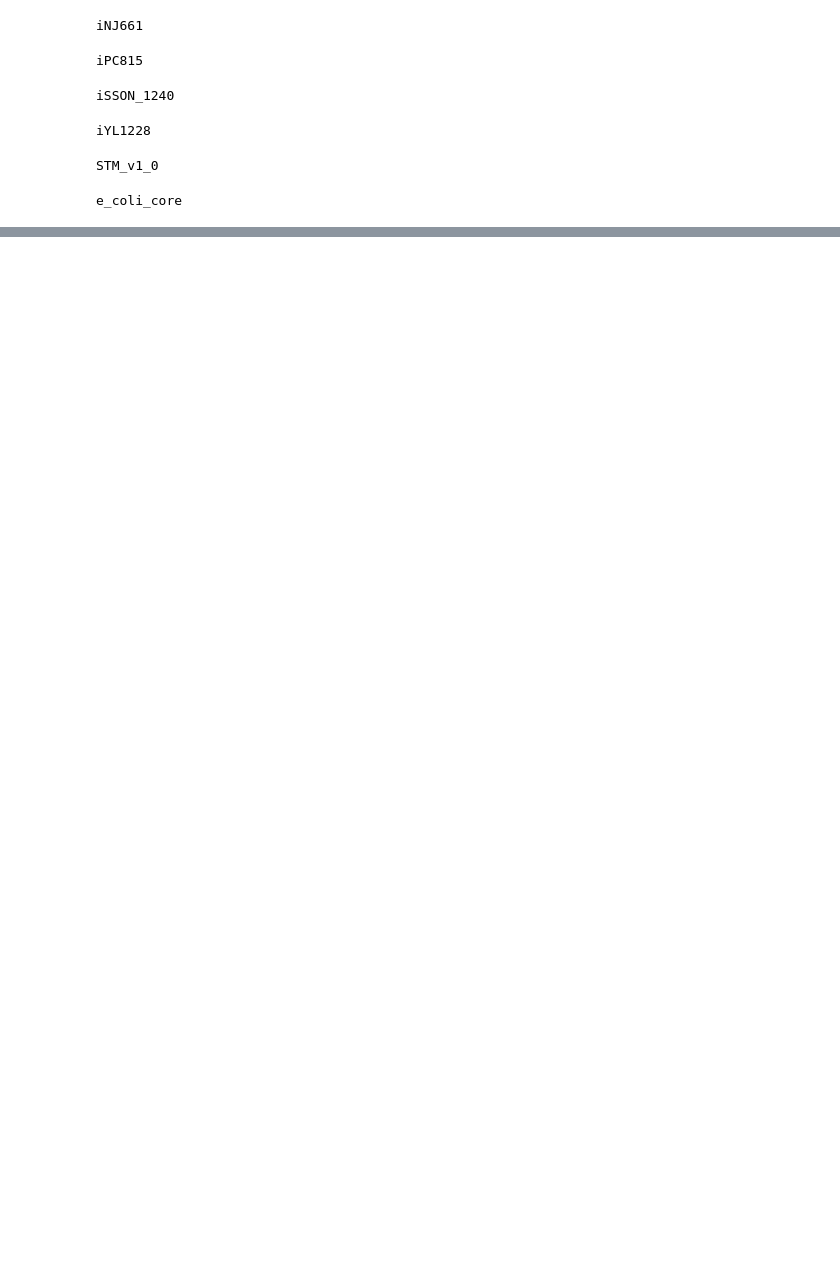
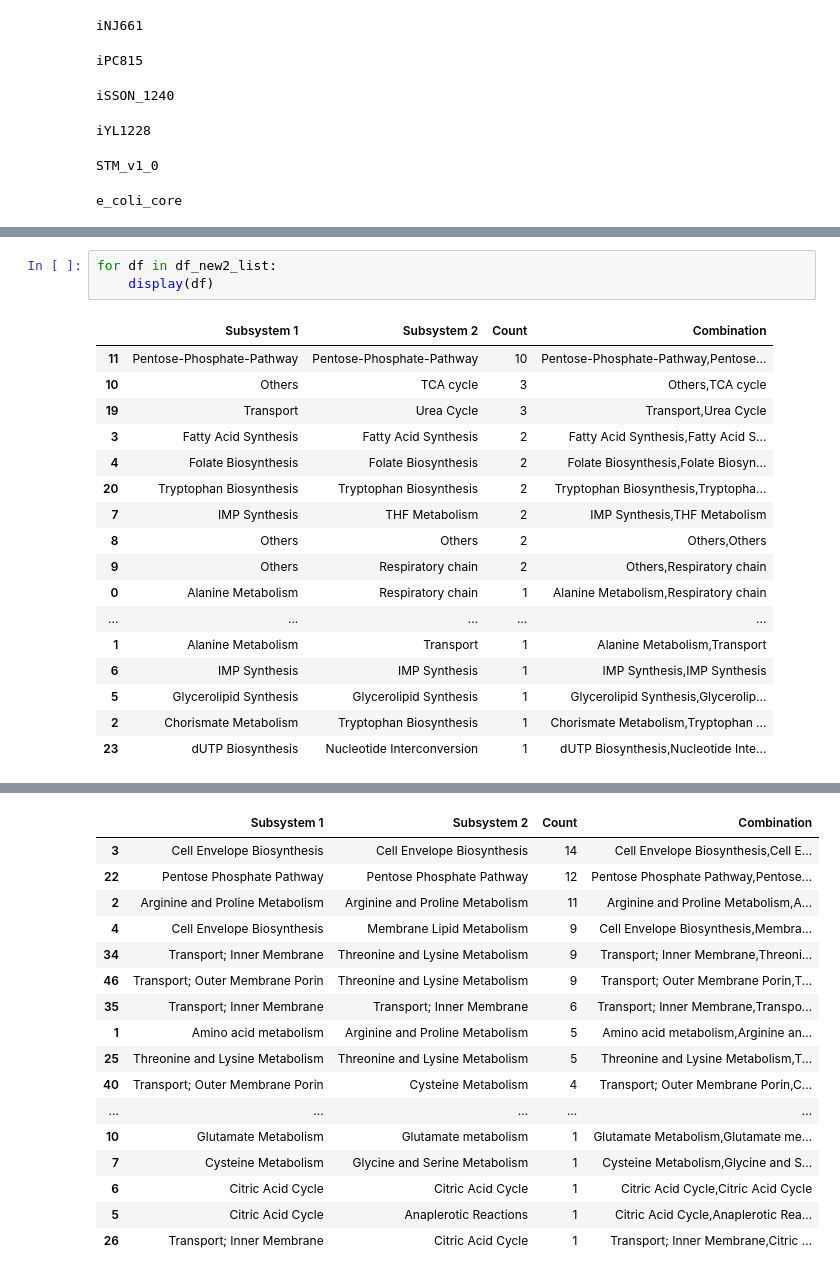
Before and after one commit to RamanLab/minRerouting, a Jupyter notebook: core/submodule_analysis.ipynb, the cells around one changed output, grey strips where cells are left out. Cells and saved outputs as stored; diff of their text form; blank space fills up the shorter version.

```diff
--- a/core/submodule_analysis.ipynb
+++ b/core/submodule_analysis.ipynb
@@ -91,2 +93,23 @@ Organism: iPC815
 Organism: iSSON_1240
 ... (7 outputs left out)
+# %%
+for df in df_new2_list:
+    display(df)
+# %% [output]
+|  | Subsystem 1 | Subsystem 2 | Count | Combination |
+| 11 | Pentose-Phosphate-Pathway | Pentose-Phosphate-Pathway | 10 | Pentose-Phosphate-Pathway,Pentose... |
+| 10 | Others | TCA cycle | 3 | Others,TCA cycle |
+| 19 | Transport | Urea Cycle | 3 | Transport,Urea Cycle |
+| 3 | Fatty Acid Synthesis | Fatty Acid Synthesis | 2 | Fatty Acid Synthesis,Fatty Acid S... |
+| 4 | Folate Biosynthesis | Folate Biosynthesis | 2 | Folate Biosynthesis,Folate Biosyn... |
+| 20 | Tryptophan Biosynthesis | Tryptophan Biosynthesis | 2 | Tryptophan Biosynthesis,Tryptopha... |
+| 7 | IMP Synthesis | THF Metabolism | 2 | IMP Synthesis,THF Metabolism |
+| 8 | Others | Others | 2 | Others,Others |
+| 9 | Others | Respiratory chain | 2 | Others,Respiratory chain |
+| 0 | Alanine Metabolism | Respiratory chain | 1 | Alanine Metabolism,Respiratory chain |
+| ... | ... | ... | ... | ... |
+| 1 | Alanine Metabolism | Transport | 1 | Alanine Metabolism,Transport |
+| 6 | IMP Synthesis | IMP Synthesis | 1 | IMP Synthesis,IMP Synthesis |
+| 5 | Glycerolipid Synthesis | Glycerolipid Synthesis | 1 | Glycerolipid Synthesis,Glycerolip... |
+| 2 | Chorismate Metabolism | Tryptophan Biosynthesis | 1 | Chorismate Metabolism,Tryptophan ... |
+| 23 | dUTP Biosynthesis | Nucleotide Interconversion | 1 | dUTP Biosynthesis,Nucleotide Inte... |
@@ -92,0 +167,17 @@ Organism: iSSON_1240
+|  | Subsystem 1 | Subsystem 2 | Count | Combination |
+| 3 | Cell Envelope Biosynthesis | Cell Envelope Biosynthesis | 14 | Cell Envelope Biosynthesis,Cell E... |
+| 22 | Pentose Phosphate Pathway | Pentose Phosphate Pathway | 12 | Pentose Phosphate Pathway,Pentose... |
+| 2 | Arginine and Proline Metabolism | Arginine and Proline Metabolism | 11 | Arginine and Proline Metabolism,A... |
+| 4 | Cell Envelope Biosynthesis | Membrane Lipid Metabolism | 9 | Cell Envelope Biosynthesis,Membra... |
+| 34 | Transport; Inner Membrane | Threonine and Lysine Metabolism | 9 | Transport; Inner Membrane,Threoni... |
+| 46 | Transport; Outer Membrane Porin | Threonine and Lysine Metabolism | 9 | Transport; Outer Membrane Porin,T... |
+| 35 | Transport; Inner Membrane | Transport; Inner Membrane | 6 | Transport; Inner Membrane,Transpo... |
+| 1 | Amino acid metabolism | Arginine and Proline Metabolism | 5 | Amino acid metabolism,Arginine an... |
+| 25 | Threonine and Lysine Metabolism | Threonine and Lysine Metabolism | 5 | Threonine and Lysine Metabolism,T... |
+| 40 | Transport; Outer Membrane Porin | Cysteine Metabolism | 4 | Transport; Outer Membrane Porin,C... |
+| ... | ... | ... | ... | ... |
+| 10 | Glutamate Metabolism | Glutamate metabolism | 1 | Glutamate Metabolism,Glutamate me... |
+| 7 | Cysteine Metabolism | Glycine and Serine Metabolism | 1 | Cysteine Metabolism,Glycine and S... |
+| 6 | Citric Acid Cycle | Citric Acid Cycle | 1 | Citric Acid Cycle,Citric Acid Cycle |
+| 5 | Citric Acid Cycle | Anaplerotic Reactions | 1 | Citric Acid Cycle,Anaplerotic Rea... |
+| 26 | Transport; Inner Membrane | Citric Acid Cycle | 1 | Transport; Inner Membrane,Citric ... |
```
Also changed, not shown: parts of 7 cells of this notebook, 6 other files.
